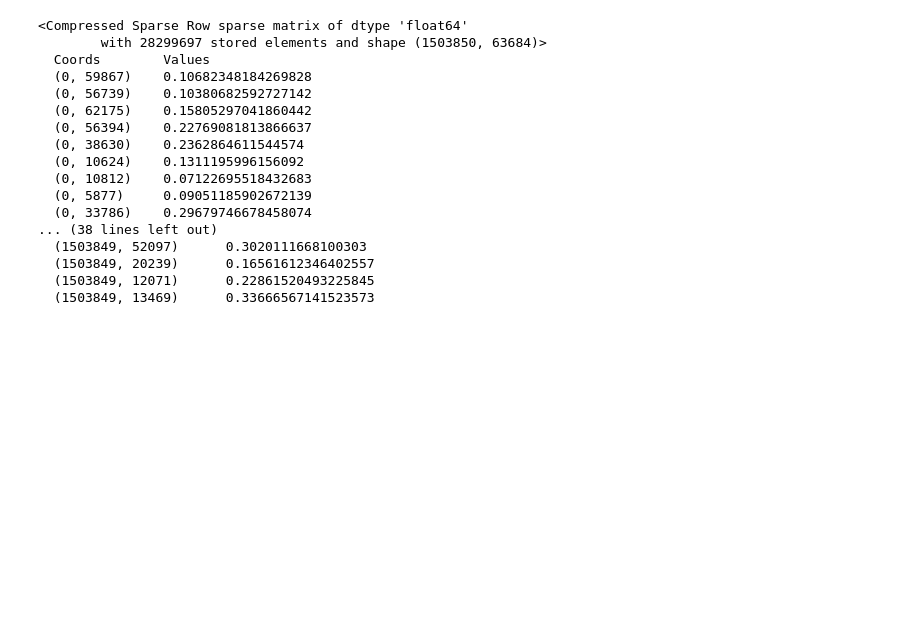
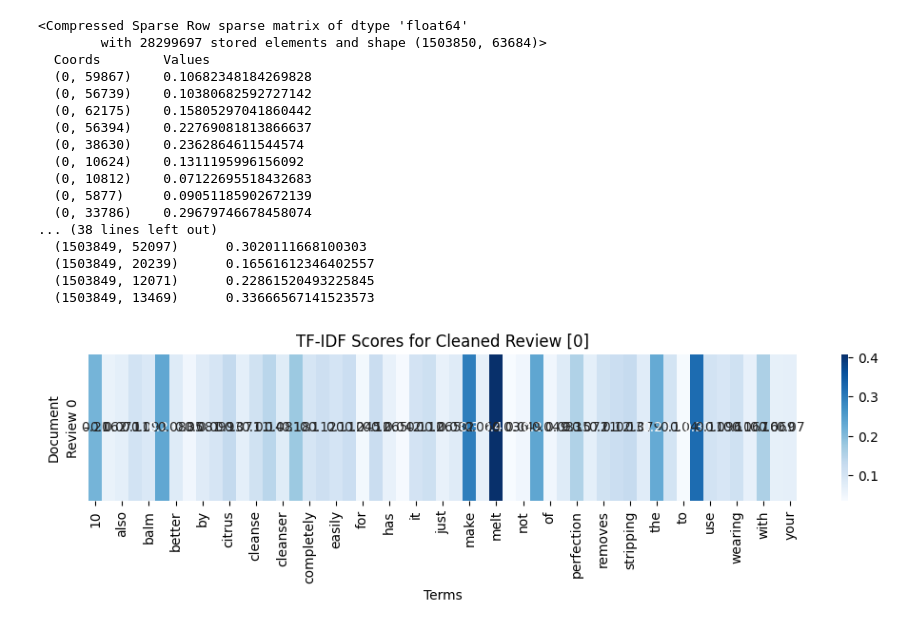
Before and after one commit to imgabrielas/Sephora, a Jupyter notebook: 06_sentiment_analysis.ipynb, the cells around one changed output. Drawn from its saved outputs; the diff is of its cells as text; code cells hidden in the pictures; blank space fills up the shorter version.

Commit message:
tfidf heatmap

```diff
--- a/06_sentiment_analysis.ipynb
+++ b/06_sentiment_analysis.ipynb
@@ -310,0 +309,19 @@ print(tfidf_matrix.toarray())
+# %%
+row_index = 0
+tfidf_row = tfidf_matrix[row_index].toarray().flatten()
+terms = vectorizer.get_feature_names_out()
+
+nonzero_mask = tfidf_row > 0
+df_tfidf = pd.DataFrame(
+    [tfidf_row[nonzero_mask]],
+    columns=terms[nonzero_mask],
+    index=[f"Review {row_index}"])
+
+plt.figure(figsize=(12, 2))
+sns.heatmap(df_tfidf, annot=True, cmap="Blues")
+plt.title("TF-IDF Scores for Cleaned Review [0]")
+plt.xlabel("Terms")
+plt.ylabel("Document")
+plt.show()
+# %% [output]
+[figure, added]
```
Also changed, not shown: parts of 3 cells of this notebook.
